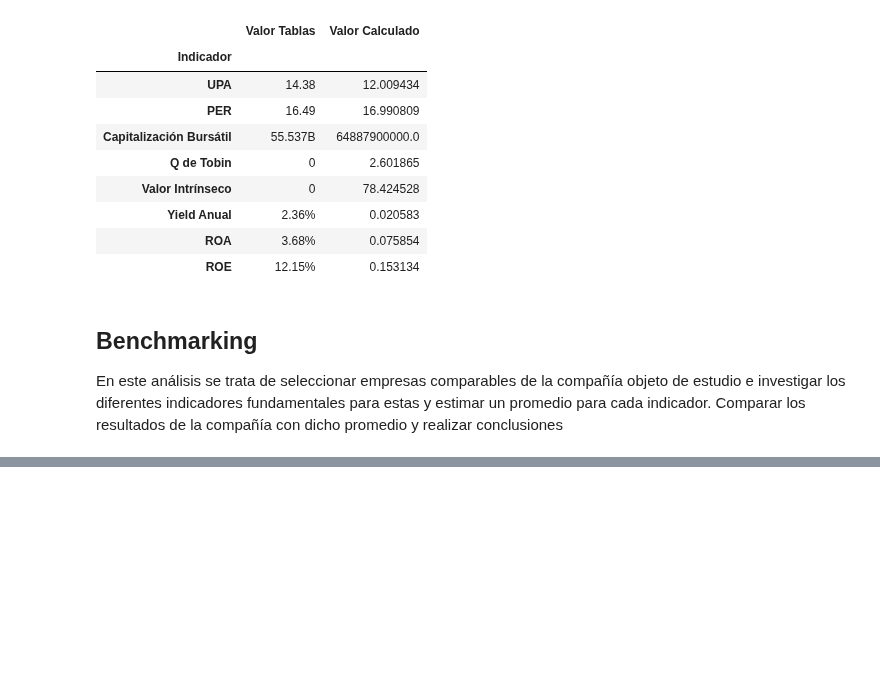
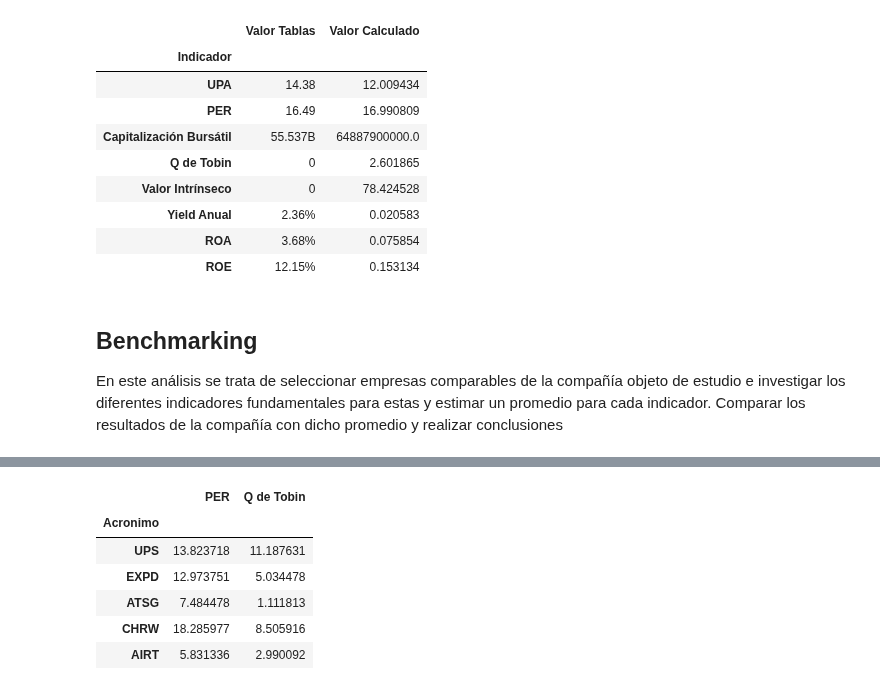
Before and after one commit to gabilang12/finanzas_corporativas, a Jupyter notebook: fc_parte_6.ipynb, the cells around one changed output, grey strips where cells are left out. Drawn from its saved outputs; the diff is of its cells as text; code cells hidden in the pictures; blank space fills up the shorter version.

```diff
--- a/fc_parte_6.ipynb
+++ b/fc_parte_6.ipynb
@@ -625,0 +752,10 @@ tabla_benchmark['Q de Tobin'] = None
+# %%
+tabla_benchmark
+# %% [output]
+|  | PER | Q de Tobin |
+| Acronimo |  |  |
+| UPS | 13.823718 | 11.187631 |
+| EXPD | 12.973751 | 5.034478 |
+| ATSG | 7.484478 | 1.111813 |
+| CHRW | 18.285977 | 8.505916 |
+| AIRT | 5.831336 | 2.990092 |
```
Also changed, not shown: parts of 6 cells of this notebook.
